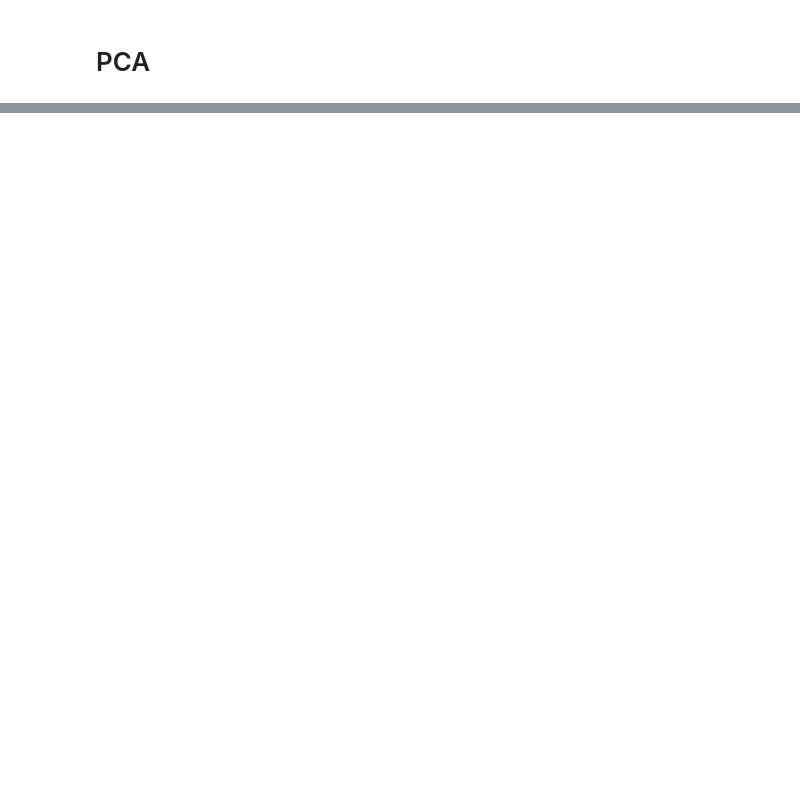
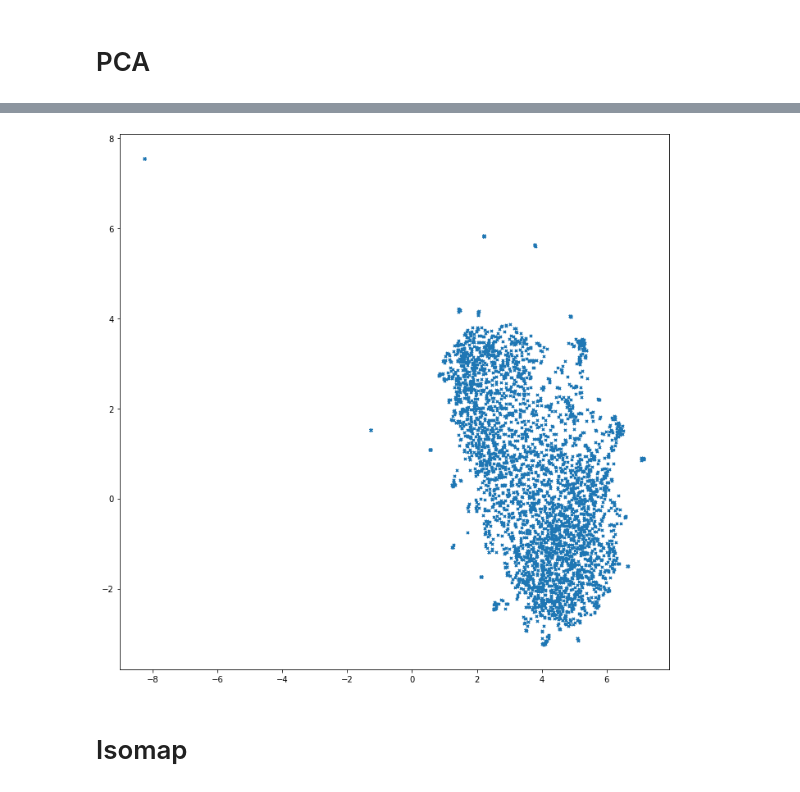
Before and after one commit to LennartKeller/SubtitleClustering, a Jupyter notebook: data_exploration/DataExploration.ipynb, the cells around one changed output, grey strips where cells are left out. Drawn from its saved outputs; the diff is of its cells as text; code cells hidden in the pictures; blank space fills up the shorter version.

Commit message:
add isomap dimensionality reduction

```diff
--- a/data_exploration/DataExploration.ipynb
+++ b/data_exploration/DataExploration.ipynb
@@ -151,0 +265,8 @@ plt.show()
+# %%
+plt.figure(figsize=(12,12))
+plt.scatter(Xru[:,0], Xru[:,1], s=10, marker='x')
+plt.show()
+# %% [output]
+[figure, added]
+# %% [markdown]
+# Isomap
```
Also changed, not shown: parts of 22 cells of this notebook.
